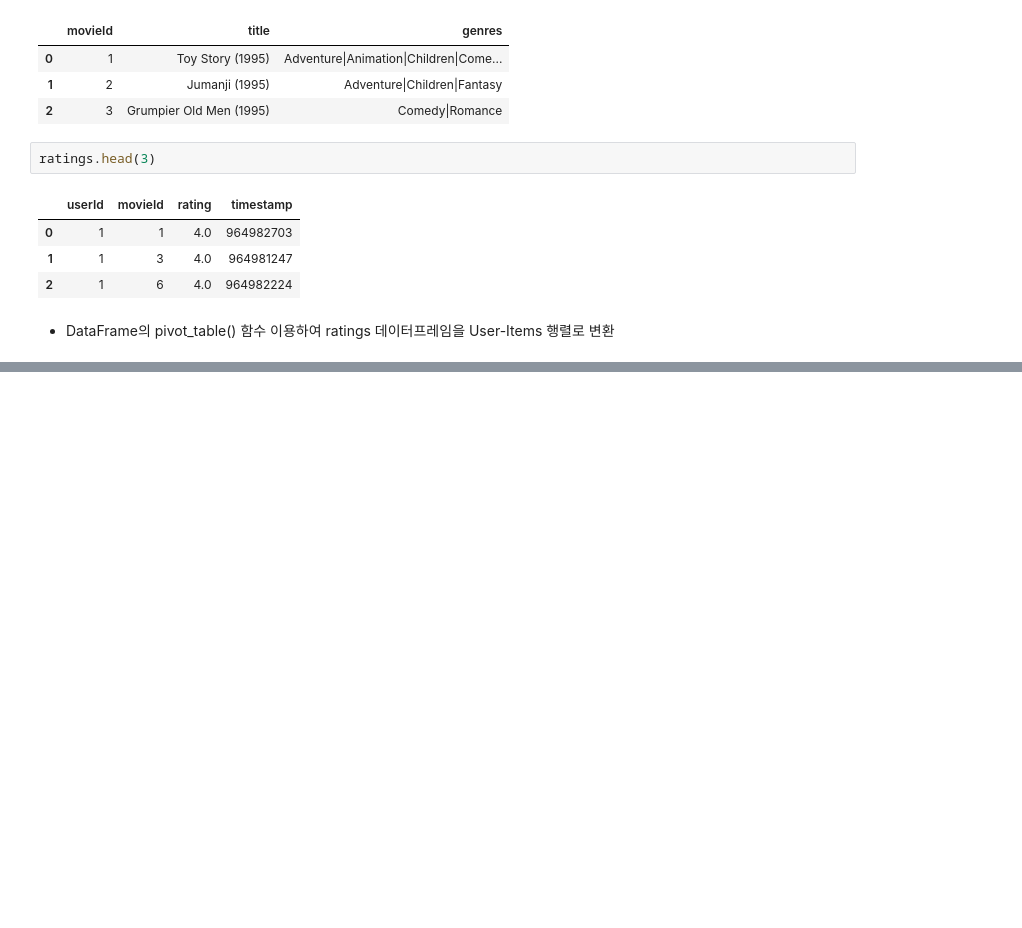
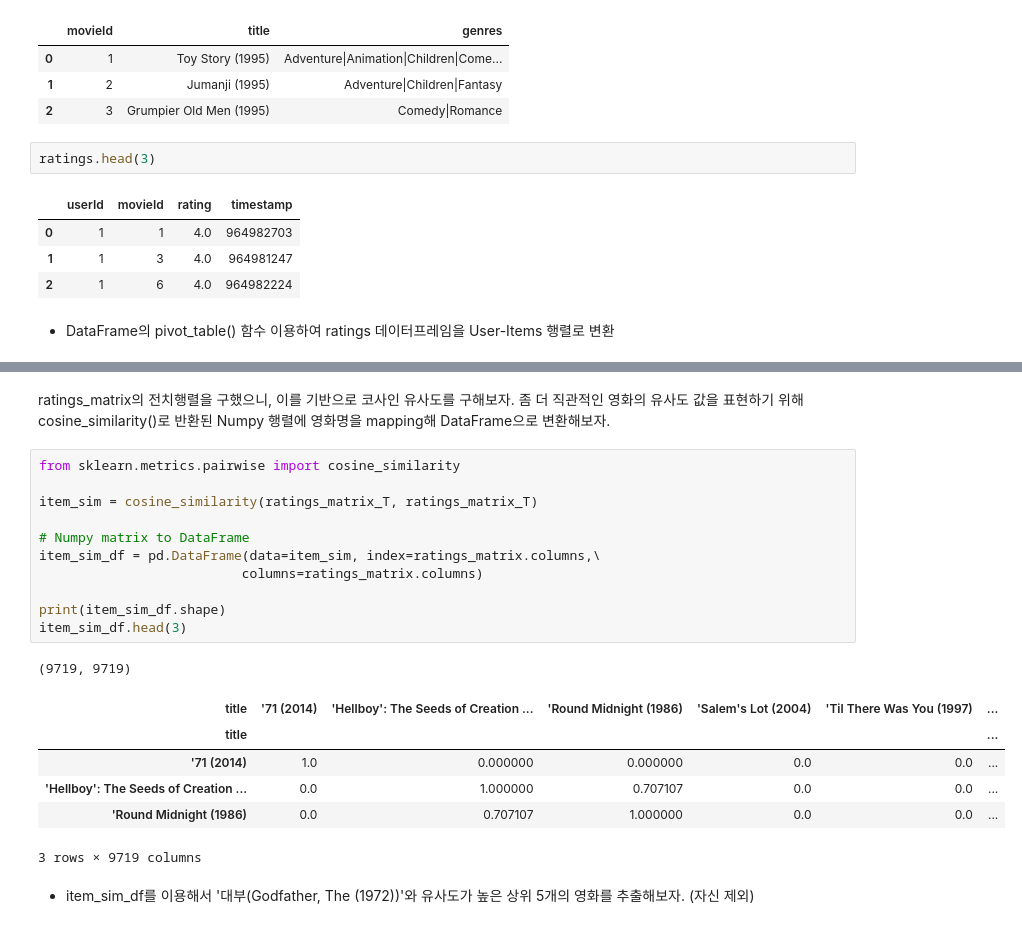
Before and after one commit to KevinTheRainmaker/Recommendation_Algorithms, a Jupyter notebook: 2. Item-Based Nearest Neighbor Collaborative Filtering Practice - MovieLens Dataset.ipynb, the cells around one changed output, grey strips where cells are left out. Drawn from its saved outputs; the diff is of its cells as text; blank space fills up the shorter version.

```diff
--- a/2. Item-Based Nearest Neighbor Collaborative Filtering Practice - MovieLens Dataset.ipynb
+++ b/2. Item-Based Nearest Neighbor Collaborative Filtering Practice - MovieLens Dataset.ipynb
@@ -62,0 +101,24 @@ ratings_matrix.head(3)
+# %% [markdown]
+ratings_matrix의 전치행렬을 구했으니, 이를 기반으로 코사인 유사도를 구해보자.
+좀 더 직관적인 영화의 유사도 값을 표현하기 위해 cosine_similarity()로 반환된 Numpy 행렬에 영화명을 mapping해 DataFrame으로 변환해보자.
+# %%
+from sklearn.metrics.pairwise import cosine_similarity
+
+item_sim = cosine_similarity(ratings_matrix_T, ratings_matrix_T)
+
+# Numpy matrix to DataFrame
+item_sim_df = pd.DataFrame(data=item_sim, index=ratings_matrix.columns,\
+                          columns=ratings_matrix.columns)
+
+print(item_sim_df.shape)
+item_sim_df.head(3)
+# %% [output]
+(9719, 9719)
+| title | '71 (2014) | 'Hellboy': The Seeds of Creation ... | 'Round Midnight (1986) | 'Salem's Lot (2004) | 'Til There Was You (1997) | ... |
+| title |  |  |  |  |  | ... |
+| '71 (2014) | 1.0 | 0.000000 | 0.000000 | 0.0 | 0.0 | ... |
+| 'Hellboy': The Seeds of Creation ... | 0.0 | 1.000000 | 0.707107 | 0.0 | 0.0 | ... |
+| 'Round Midnight (1986) | 0.0 | 0.707107 | 1.000000 | 0.0 | 0.0 | ... |
+3 rows × 9719 columns
+# %% [markdown]
+- item_sim_df를 이용해서 '대부(Godfather, The (1972))'와 유사도가 높은 상위 5개의 영화를 추출해보자. (자신 제외)
```
Also changed, not shown: parts of 12 cells of this notebook.
